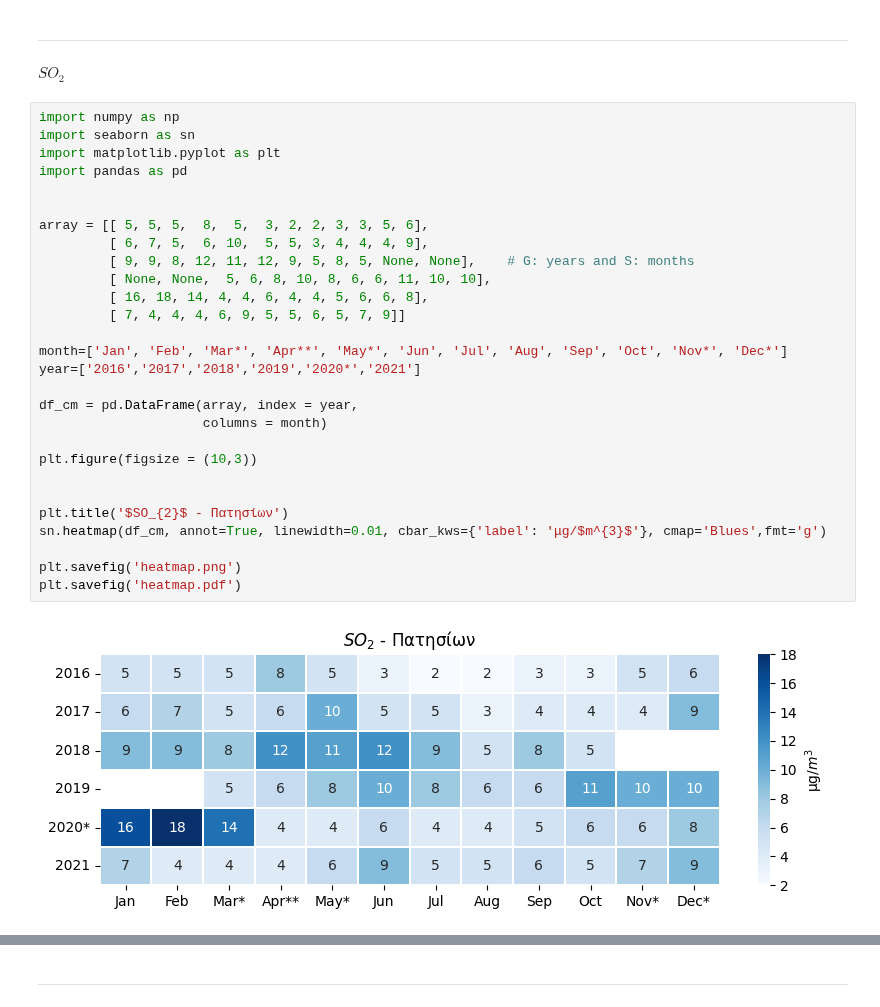
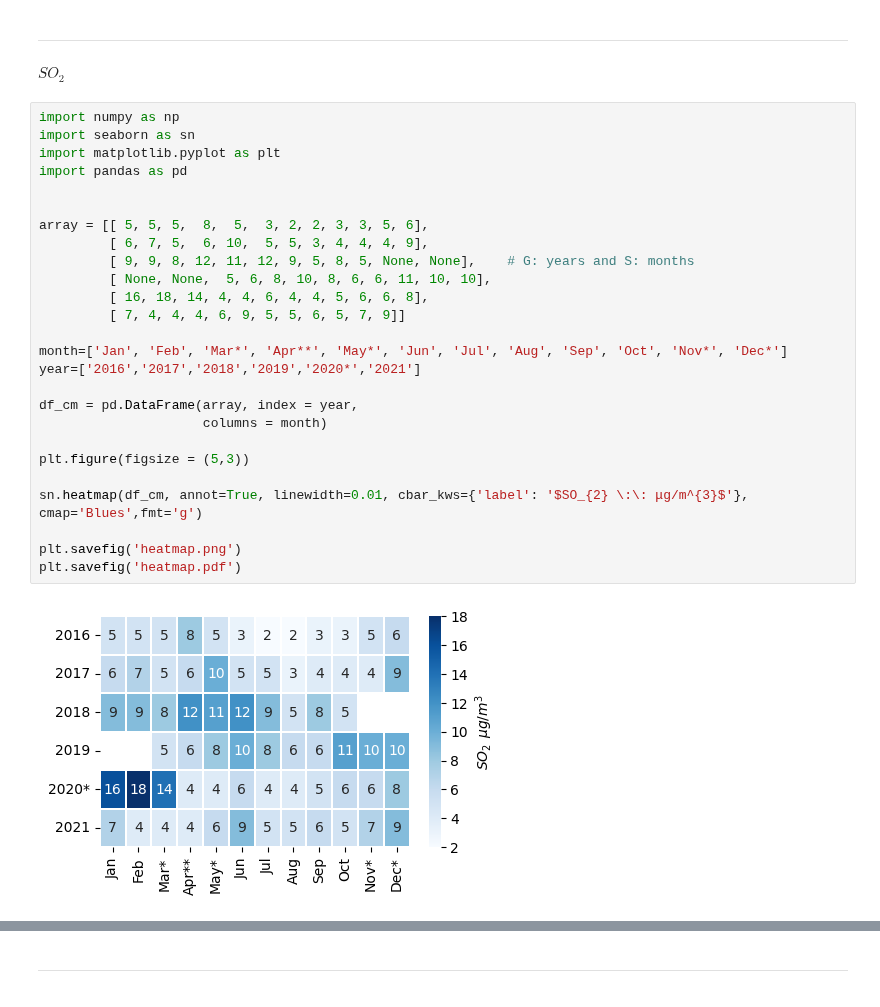
Before and after one commit to costpetrides/Air-pollution-COVID-19-impact, a Jupyter notebook: Yearly/PAT.ipynb, the cells around one changed output, grey strips where cells are left out. Saved outputs shown, nothing was run; the diff lists cells and outputs as text.

```diff
--- a/Yearly/PAT.ipynb
+++ b/Yearly/PAT.ipynb
@@ -40,31 +40,29 @@ print(df)
 # %%
 import numpy as np
 import seaborn as sn
 import matplotlib.pyplot as plt
 import pandas as pd
 
 
 array = [[ 5, 5, 5,  8,  5,  3, 2, 2, 3, 3, 5, 6],
          [ 6, 7, 5,  6, 10,  5, 5, 3, 4, 4, 4, 9],
          [ 9, 9, 8, 12, 11, 12, 9, 5, 8, 5, None, None],    # G: years and S: months
          [ None, None,  5, 6, 8, 10, 8, 6, 6, 11, 10, 10],
          [ 16, 18, 14, 4, 4, 6, 4, 4, 5, 6, 6, 8],
          [ 7, 4, 4, 4, 6, 9, 5, 5, 6, 5, 7, 9]]
 
 month=['Jan', 'Feb', 'Mar*', 'Apr**', 'May*', 'Jun', 'Jul', 'Aug', 'Sep', 'Oct', 'Nov*', 'Dec*']
 year=['2016','2017','2018','2019','2020*','2021']
 
 df_cm = pd.DataFrame(array, index = year,
                      columns = month)
 
-plt.figure(figsize = (10,3))
+plt.figure(figsize = (5,3))
 
-
-plt.title('$SO_{2}$ - Πατησίων')
-sn.heatmap(df_cm, annot=True, linewidth=0.01, cbar_kws={'label': 'μg/$m^{3}$'}, cmap='Blues',fmt='g')
+sn.heatmap(df_cm, annot=True, linewidth=0.01, cbar_kws={'label': '$SO_{2} \:\: μg/m^{3}$'}, cmap='Blues',fmt='g')
 
 plt.savefig('heatmap.png')
 plt.savefig('heatmap.pdf')
 # %% [output]
-[figure, old version]
+[figure, new version]
 # %%
```
Also changed, not shown: parts of 6 cells of this notebook.
